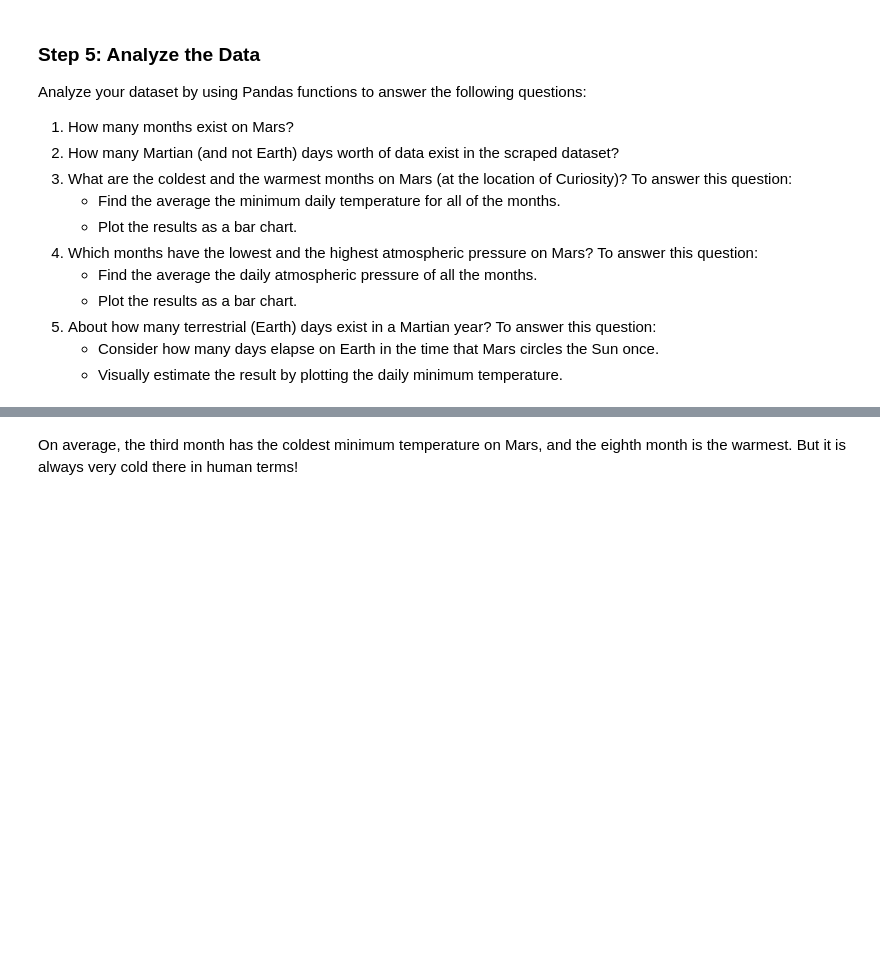
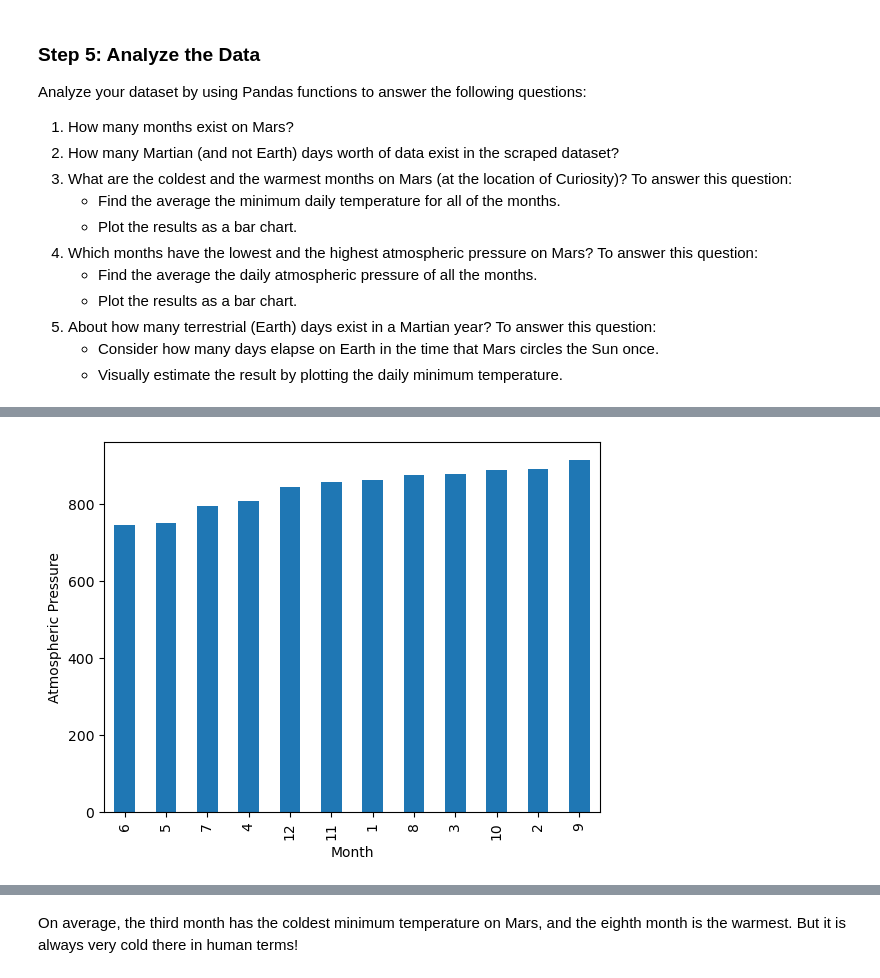
Before and after one commit to mananaseri/scraping, a Jupyter notebook: part_2_mars_weather.ipynb, the cells around one changed output, grey strips where cells are left out. Drawn from its saved outputs; the diff is of its cells as text; code cells hidden in the pictures; blank space fills up the shorter version.

```diff
--- a/part_2_mars_weather.ipynb
+++ b/part_2_mars_weather.ipynb
@@ -144,2 +196,4 @@ Analyze your dataset by using Pandas functions to answer the following questions
 # %%
 # 4. Average pressure by Martian month
+average_pressure_by_martain_month = panda_df.groupby('month')['pressure'].mean()
+average_pressure_by_martain_month
@@ -146,2 +215,8 @@ Analyze your dataset by using Pandas functions to answer the following questions
 # %%
 # Plot the average pressure by month
+average_pressure_by_martain_month.sort_values().plot(kind='bar', xlabel='Month', ylabel='Atmospheric Pressure')
+
+# Show the plot
+plt.show()
+# %% [output]
+[figure, added]
```
Also changed, not shown: parts of 10 cells of this notebook, 1 other file.
